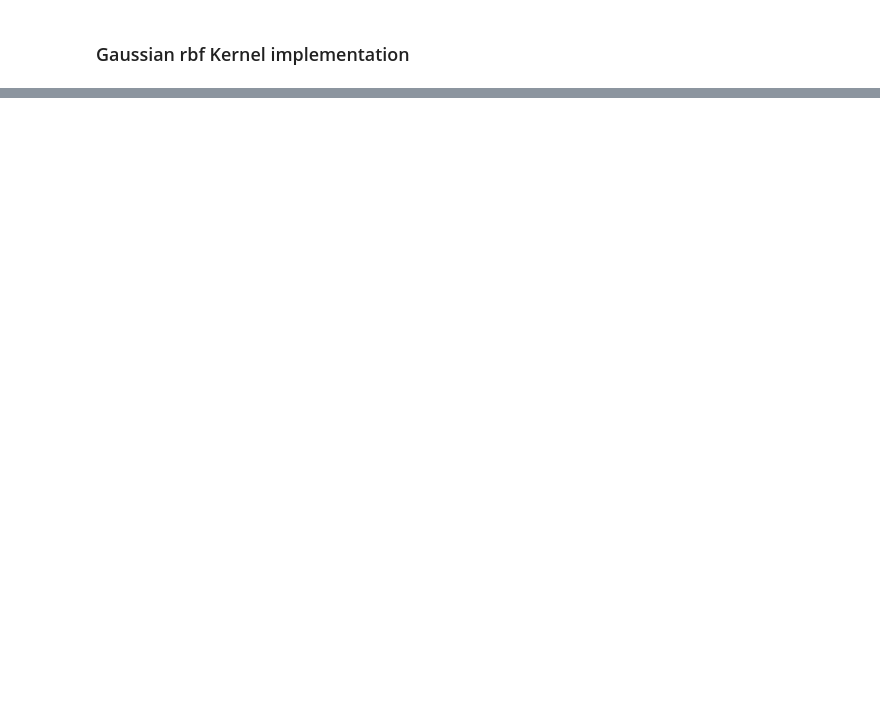
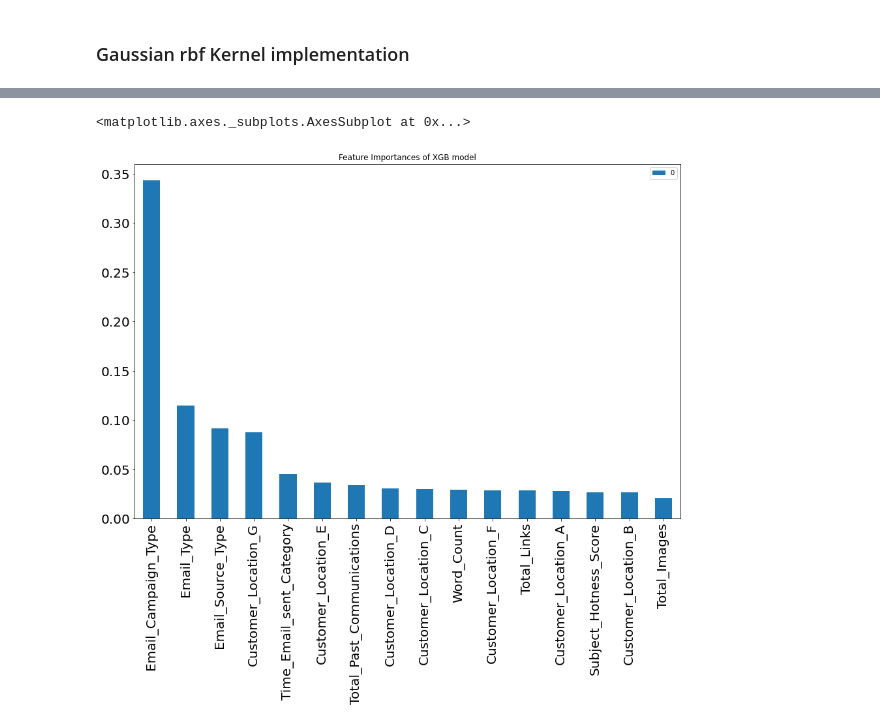
Before and after one commit to yuvaravii/Email-Classification, a Jupyter notebook: Email_campaign_effectiveness_ML_classification_problem_capstone_project.ipynb, the cells around one changed output, grey strips where cells are left out. Saved outputs shown, nothing was run; the diff lists cells and outputs as text; code cells hidden in the pictures; blank space fills up the shorter version.

```diff
--- a/Email_campaign_effectiveness_ML_classification_problem_capstone_project.ipynb
+++ b/Email_campaign_effectiveness_ML_classification_problem_capstone_project.ipynb
@@ -2092,0 +2192,38 @@ plt.title('Confusion Matrix for Test data set')
+# %%
+# train, test split
+
+#importing library
+from sklearn.model_selection import train_test_split
+
+X=df[df.columns.drop(['Email_Status','Email_ID'])].values
+y=df['Email_Status'].values
+
+print('The shape of X is {}'.format(X.shape))
+print('The shape of y is {}'.format(y.shape))
+print('__'*100)
+print('__'*100)
+
+# Usage of SMOTE (synthetic minority oversampling technique)
+from imblearn.over_sampling import SMOTE
+smote=SMOTE()
+X_smote,y_smote=smote.fit_resample(X,y)
+print('The shape of X_smote is {}'.format(X_smote.shape))
+print('The shape of y_smote is {}'.format(y_smote.shape))
+print('__'*100)
+print('__'*100)
+
+
+
+X_train,X_test,y_train,y_test=train_test_split(X_smote,y_smote,train_size=0.6,test_size=0.4,shuffle=True,random_state=42) # as we are going to impute SMOTE in the variable its better to have larger test data set
+print('The shape of X_train is {}'.format(X_train.shape))
+print('The shape of X_test is {}'.format(X_test.shape))
+print('The shape of y_train is {}'.format(y_train.shape))
+print('The shape of y_test is {}'.format(y_test.shape))
+
+print('__'*100)
+print('__'*100)
+
+y_resample=pd.DataFrame(y_smote)
+y_resample.value_counts()# now the equal distribution is achieved using the SMOTE method
+# %%
+xgb.fit(X_train,y_train)
@@ -2092,0 +2279,5 @@ plt.title('Confusion Matrix for Test data set')
+# %%
+pd.DataFrame(xgb.feature_importances_,index=(df.columns.drop(['Email_ID','Email_Status']))).sort_values(0,ascending=False).plot(kind='bar',title='Feature Importances of XGB model',fontsize=20)
+# %% [output]
+<matplotlib.axes._subplots.AxesSubplot at 0x...>
+[figure, added]
```
Also changed, not shown: parts of 35 cells of this notebook.
